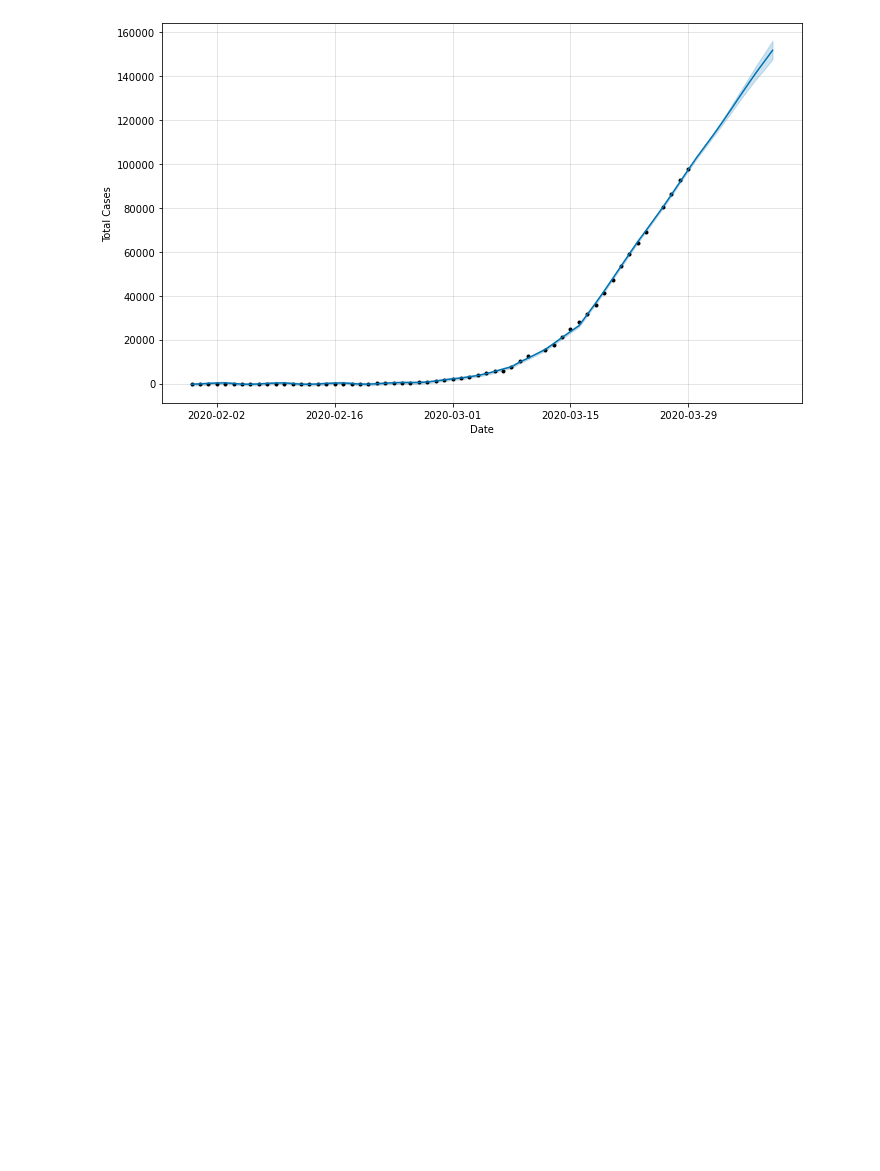
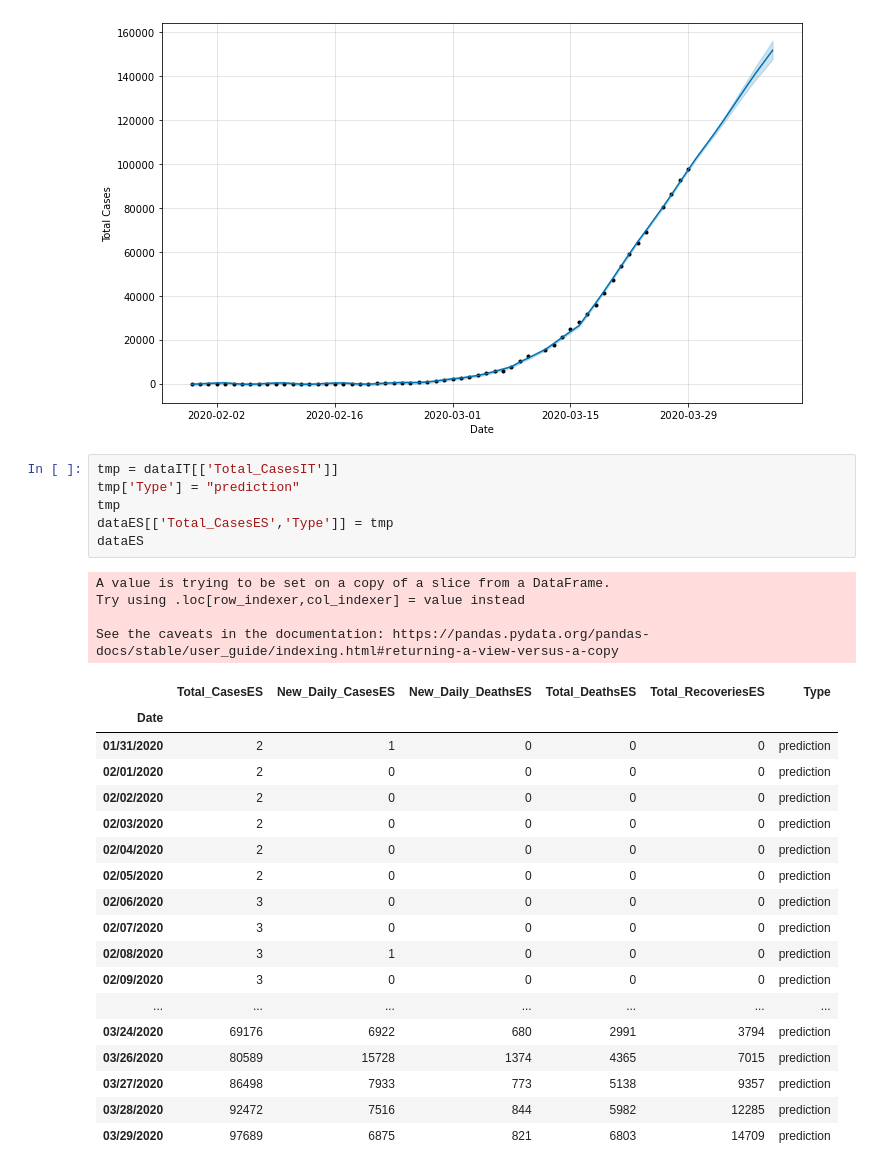
Before and after one commit to BrunoMartins11/covid-19-API, a Jupyter notebook: Notebook/Covid-Analyzer.ipynb, the cells around one changed output. Saved outputs shown, nothing was run; the diff lists cells and outputs as text; blank space fills up the shorter version.

```diff
--- a/Notebook/Covid-Analyzer.ipynb
+++ b/Notebook/Covid-Analyzer.ipynb
@@ -541,3 +501,32 @@ Date
 03/28/2020          92472
 03/29/2020          97689
 [figure]
+# %%
+tmp = dataIT[['Total_CasesIT']]
+tmp['Type'] = "prediction"
+tmp
+dataES[['Total_CasesES','Type']] = tmp
+dataES
+# %% [output]
+A value is trying to be set on a copy of a slice from a DataFrame.
+Try using .loc[row_indexer,col_indexer] = value instead
+
+See the caveats in the documentation: https://pandas.pydata.org/pandas-docs/stable/user_guide/indexing.html#returning-a-view-versus-a-copy
+|  | Total_CasesES | New_Daily_CasesES | New_Daily_DeathsES | Total_DeathsES | Total_RecoveriesES | Type |
+| Date |  |  |  |  |  |  |
+| 01/31/2020 | 2 | 1 | 0 | 0 | 0 | prediction |
+| 02/01/2020 | 2 | 0 | 0 | 0 | 0 | prediction |
+| 02/02/2020 | 2 | 0 | 0 | 0 | 0 | prediction |
+| 02/03/2020 | 2 | 0 | 0 | 0 | 0 | prediction |
+| 02/04/2020 | 2 | 0 | 0 | 0 | 0 | prediction |
+| 02/05/2020 | 2 | 0 | 0 | 0 | 0 | prediction |
+| 02/06/2020 | 3 | 0 | 0 | 0 | 0 | prediction |
+| 02/07/2020 | 3 | 0 | 0 | 0 | 0 | prediction |
+| 02/08/2020 | 3 | 1 | 0 | 0 | 0 | prediction |
+| 02/09/2020 | 3 | 0 | 0 | 0 | 0 | prediction |
+| ... | ... | ... | ... | ... | ... | ... |
+| 03/24/2020 | 69176 | 6922 | 680 | 2991 | 3794 | prediction |
+| 03/26/2020 | 80589 | 15728 | 1374 | 4365 | 7015 | prediction |
+| 03/27/2020 | 86498 | 7933 | 773 | 5138 | 9357 | prediction |
+| 03/28/2020 | 92472 | 7516 | 844 | 5982 | 12285 | prediction |
+| 03/29/2020 | 97689 | 6875 | 821 | 6803 | 14709 | prediction |
```
Also changed, not shown: parts of 8 cells of this notebook, 9 other files.
